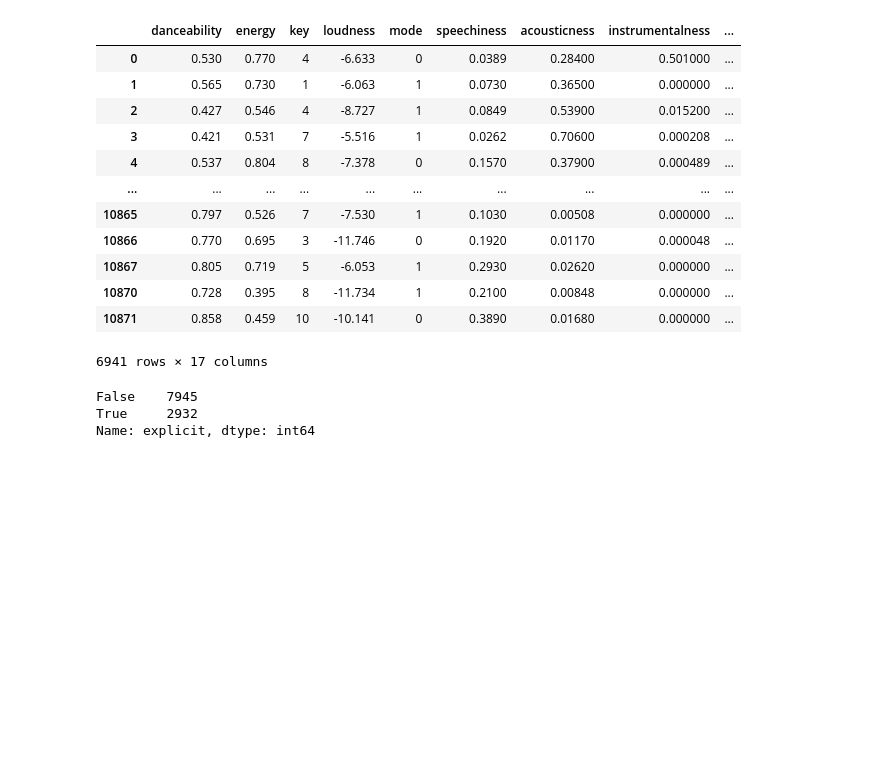
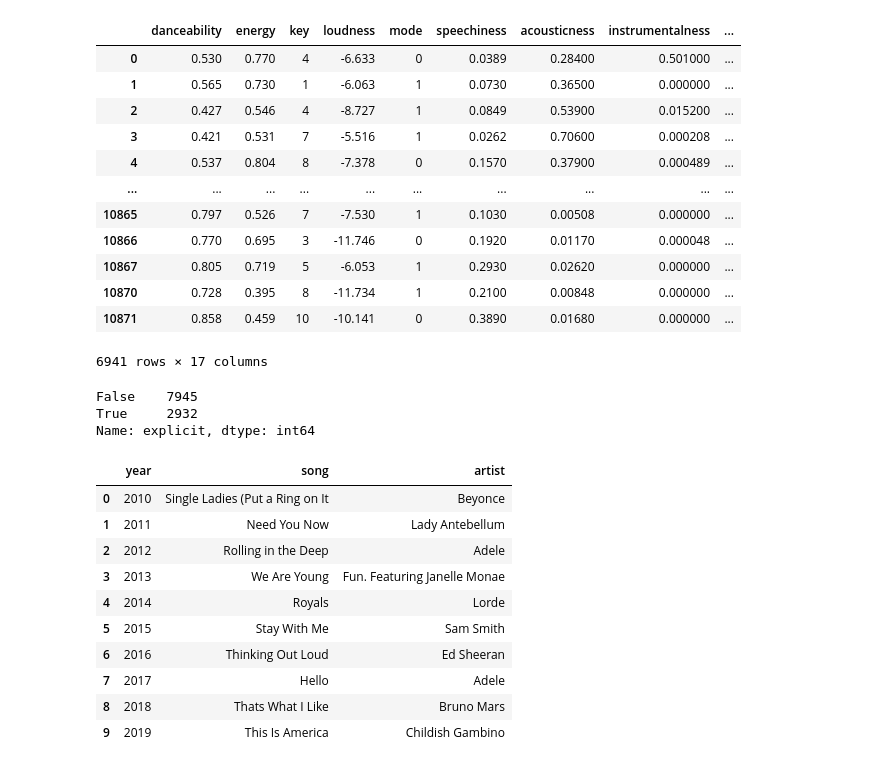
Before and after one commit to jodiambra/Code-Pudding, a Jupyter notebook: notebook.ipynb, the cells around one changed output. Drawn from its saved outputs; the diff is of its cells as text; code cells hidden in the pictures; blank space fills up the shorter version.

```diff
--- a/notebook.ipynb
+++ b/notebook.ipynb
@@ -593,3 +593,22 @@ px.histogram(unpopular.speechiness)
 px.histogram(unpopular.acousticness)
 # %%
 px.histogram(unpopular.instrumentalness)
+# %%
+ # made from https://www.popvortex.com/music/grammy-awards/song-of-the-year.php
+d= {'year': [2010, 2011, 2012, 2013, 2014, 2015, 2016, 2017, 2018, 2019],
+    'song': ['Single Ladies (Put a Ring on It', 'Need You Now', 'Rolling in the Deep', 'We Are Young', 'Royals', 'Stay With Me', 'Thinking Out Loud', 'Hello', 'Thats What I Like', 'This Is America'],
+    'artist': ['Beyonce', 'Lady Antebellum', 'Adele', 'Fun. Featuring Janelle Monae', 'Lorde', 'Sam Smith', 'Ed Sheeran', 'Adele', 'Bruno Mars', 'Childish Gambino']}
+grammys = pd.DataFrame(data=d)
+grammys
+# %% [output]
+|  | year | song | artist |
+| 0 | 2010 | Single Ladies (Put a Ring on It | Beyonce |
+| 1 | 2011 | Need You Now | Lady Antebellum |
+| 2 | 2012 | Rolling in the Deep | Adele |
+| 3 | 2013 | We Are Young | Fun. Featuring Janelle Monae |
+| 4 | 2014 | Royals | Lorde |
+| 5 | 2015 | Stay With Me | Sam Smith |
+| 6 | 2016 | Thinking Out Loud | Ed Sheeran |
+| 7 | 2017 | Hello | Adele |
+| 8 | 2018 | Thats What I Like | Bruno Mars |
+| 9 | 2019 | This Is America | Childish Gambino |
```
Also changed, not shown: parts of 7 cells of this notebook.
